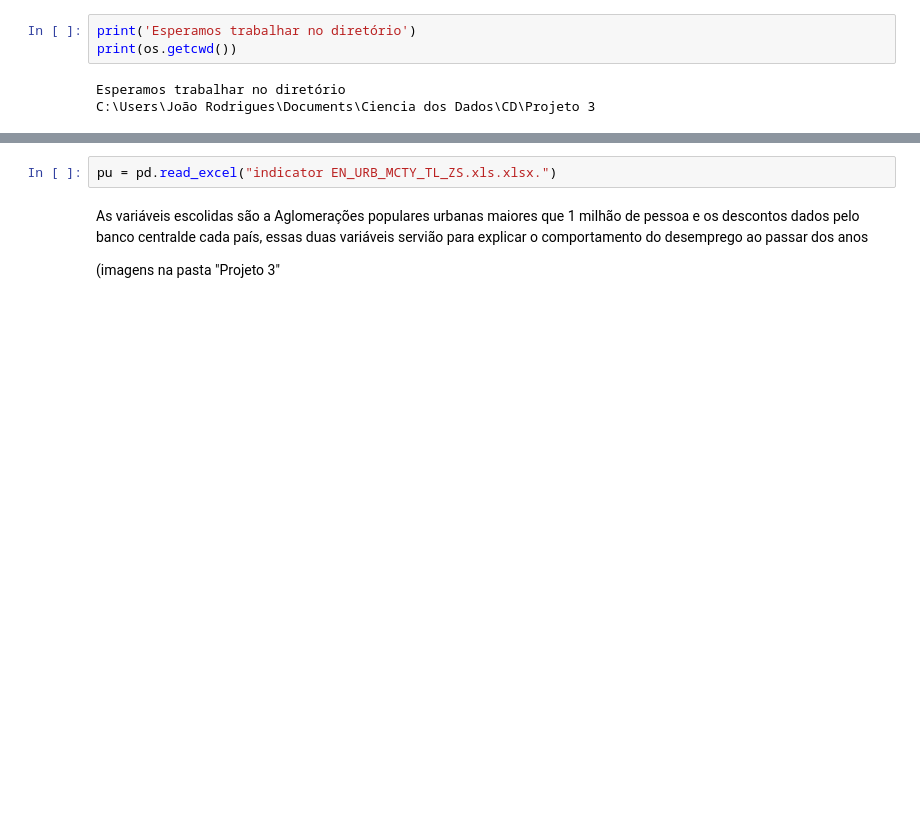
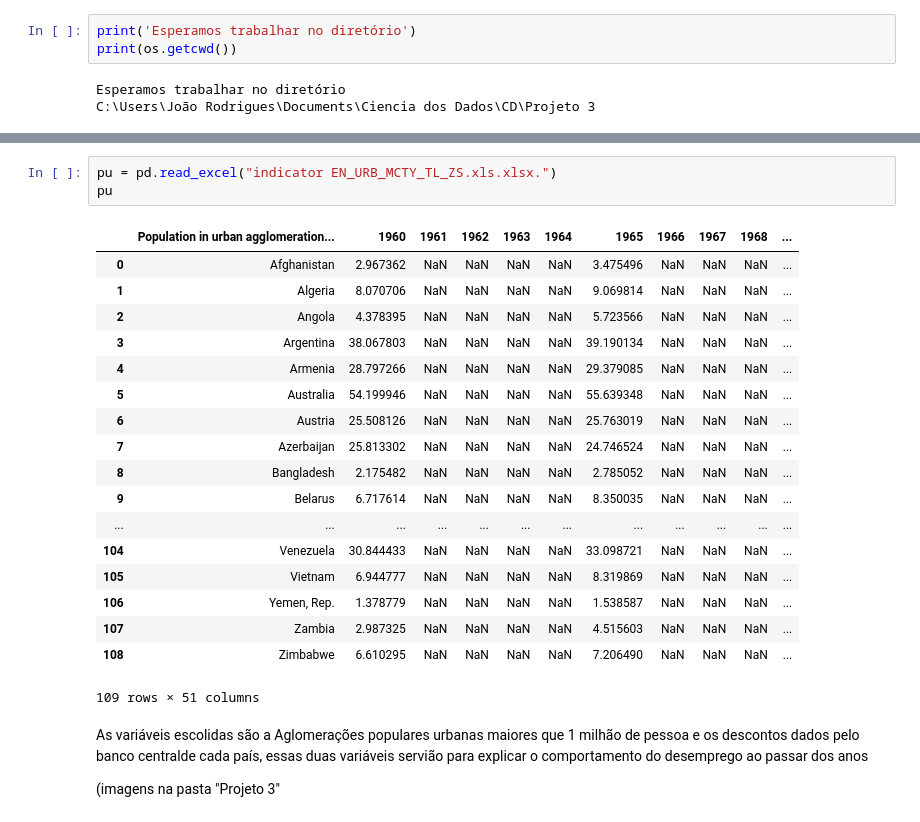
Before and after one commit to JoaoVictorRodrigues/CD, a Jupyter notebook: Projeto 3/projeto3.ipynb, the cells around one changed output, grey strips where cells are left out. Drawn from its saved outputs; the diff is of its cells as text; blank space fills up the shorter version.

```diff
--- a/Projeto 3/projeto3.ipynb
+++ b/Projeto 3/projeto3.ipynb
@@ -21,5 +61,25 @@ cb = pd.read_excel("indicator Discount rate of central bank, per cent per annum,
 # %%
 pu = pd.read_excel("indicator EN_URB_MCTY_TL_ZS.xls.xlsx.")
+pu
+# %% [output]
+|  | Population in urban agglomeration... | 1960 | 1961 | 1962 | 1963 | 1964 | 1965 | 1966 | 1967 | 1968 | ... |
+| 0 | Afghanistan | 2.967362 | NaN | NaN | NaN | NaN | 3.475496 | NaN | NaN | NaN | ... |
+| 1 | Algeria | 8.070706 | NaN | NaN | NaN | NaN | 9.069814 | NaN | NaN | NaN | ... |
+| 2 | Angola | 4.378395 | NaN | NaN | NaN | NaN | 5.723566 | NaN | NaN | NaN | ... |
+| 3 | Argentina | 38.067803 | NaN | NaN | NaN | NaN | 39.190134 | NaN | NaN | NaN | ... |
+| 4 | Armenia | 28.797266 | NaN | NaN | NaN | NaN | 29.379085 | NaN | NaN | NaN | ... |
+| 5 | Australia | 54.199946 | NaN | NaN | NaN | NaN | 55.639348 | NaN | NaN | NaN | ... |
+| 6 | Austria | 25.508126 | NaN | NaN | NaN | NaN | 25.763019 | NaN | NaN | NaN | ... |
+| 7 | Azerbaijan | 25.813302 | NaN | NaN | NaN | NaN | 24.746524 | NaN | NaN | NaN | ... |
+| 8 | Bangladesh | 2.175482 | NaN | NaN | NaN | NaN | 2.785052 | NaN | NaN | NaN | ... |
+| 9 | Belarus | 6.717614 | NaN | NaN | NaN | NaN | 8.350035 | NaN | NaN | NaN | ... |
+| ... | ... | ... | ... | ... | ... | ... | ... | ... | ... | ... | ... |
+| 104 | Venezuela | 30.844433 | NaN | NaN | NaN | NaN | 33.098721 | NaN | NaN | NaN | ... |
+| 105 | Vietnam | 6.944777 | NaN | NaN | NaN | NaN | 8.319869 | NaN | NaN | NaN | ... |
+| 106 | Yemen, Rep. | 1.378779 | NaN | NaN | NaN | NaN | 1.538587 | NaN | NaN | NaN | ... |
+| 107 | Zambia | 2.987325 | NaN | NaN | NaN | NaN | 4.515603 | NaN | NaN | NaN | ... |
+| 108 | Zimbabwe | 6.610295 | NaN | NaN | NaN | NaN | 7.206490 | NaN | NaN | NaN | ... |
+109 rows × 51 columns
 # %% [markdown]
 As variáveis escolidas são a Aglomerações populares urbanas maiores que 1 milhão de pessoa e os descontos dados pelo banco centralde cada país, essas duas variáveis servião para explicar o comportamento do desemprego ao passar dos anos
 
```
Also changed, not shown: parts of 2 cells of this notebook.
